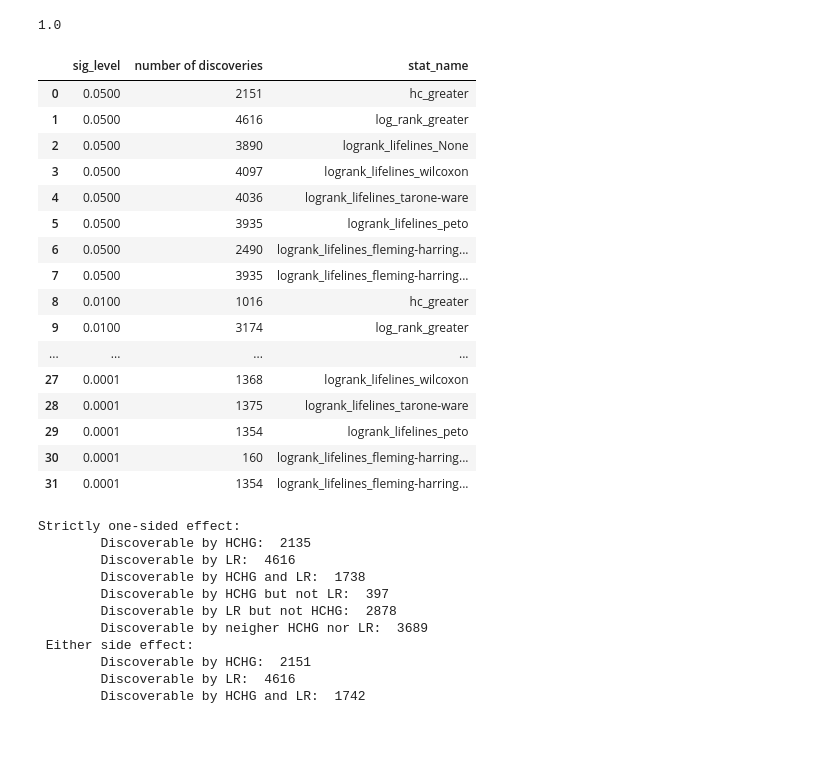
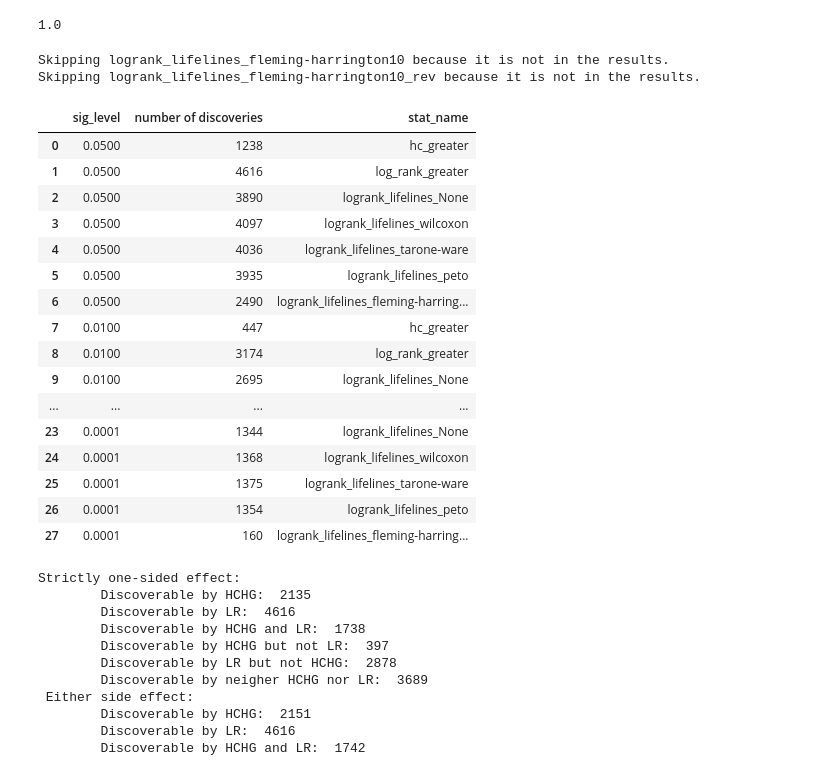
Before and after one commit to alonkipnis/HCHG, a Jupyter notebook: survival_real_data.ipynb, the cells around one changed output. Cells and saved outputs as stored; diff of their text form; code cells hidden in the pictures; blank space fills up the shorter version.

```diff
--- a/survival_real_data.ipynb
+++ b/survival_real_data.ipynb
@@ -145,5 +202,6 @@ Use script in ``test_gene_expression.py`` to get the results
 # %%
 result_file = "results/SCANB_True_T82.csv"
+result_file = "results/SCANB_regular_True_T82.csv"
 null_file = "results/SCANB_null_True_T82_rep1_202309111525.csv"
 
 res = pd.read_csv(result_file)
@@ -249,37 +307,49 @@ def find_pvalues_of_stats_results(df1, df0, stat_name):
 
     return df1[stat_name].apply(stat0)
 
+valid_stats = []
 for stat_name in STATS:
+    if stat_name not in df0.columns:
+        print(f"Skipping {stat_name} because it is not in the null resutls.")
+        continue
+    if stat_name not in res.columns:
+        print(f"Skipping {stat_name} because it is not in the results.")
+        continue
     res.loc[:, stat_name + '_pvalue'] = find_pvalues_of_stats_results(res, df0, stat_name)
+    valid_stats.append(stat_name)
+# %% [output]
+Skipping logrank_lifelines_fleming-harrington10 because it is not in the results.
+Skipping logrank_lifelines_fleming-harrington10_rev because it is not in the results.
 # %%
+import logging
 results = []
 sig_levels = [0.05, 0.01, 0.001, 0.0001]
 for sig_level in sig_levels:
-    for stn in STATS:
+    for stn in valid_stats:
         if "_rev" not in stn:
             sig = sig_level
             nod = np.sum( get_discoverable_by_statistic(res, stn, sig_level=sig, side='either') )
             results.append({'sig_level': sig_level, 'number of discoveries': nod, 'stat_name': stn})
 
 pd.DataFrame(results)
 # %% [output]
 |  | sig_level | number of discoveries | stat_name |
-| 0 | 0.0500 | 2151 | hc_greater |
+| 0 | 0.0500 | 1238 | hc_greater |
 | 1 | 0.0500 | 4616 | log_rank_greater |
 | 2 | 0.0500 | 3890 | logrank_lifelines_None |
 | 3 | 0.0500 | 4097 | logrank_lifelines_wilcoxon |
 | 4 | 0.0500 | 4036 | logrank_lifelines_tarone-ware |
 | 5 | 0.0500 | 3935 | logrank_lifelines_peto |
 | 6 | 0.0500 | 2490 | logrank_lifelines_fleming-harring... |
-| 7 | 0.0500 | 3935 | logrank_lifelines_fleming-harring... |
-| 8 | 0.0100 | 1016 | hc_greater |
-| 9 | 0.0100 | 3174 | log_rank_greater |
+| 7 | 0.0100 | 447 | hc_greater |
+| 8 | 0.0100 | 3174 | log_rank_greater |
+| 9 | 0.0100 | 2695 | logrank_lifelines_None |
 | ... | ... | ... | ... |
-| 27 | 0.0001 | 1368 | logrank_lifelines_wilcoxon |
-| 28 | 0.0001 | 1375 | logrank_lifelines_tarone-ware |
-| 29 | 0.0001 | 1354 | logrank_lifelines_peto |
-| 30 | 0.0001 | 160 | logrank_lifelines_fleming-harring... |
-| 31 | 0.0001 | 1354 | logrank_lifelines_fleming-harring... |
+| 23 | 0.0001 | 1344 | logrank_lifelines_None |
+| 24 | 0.0001 | 1368 | logrank_lifelines_wilcoxon |
+| 25 | 0.0001 | 1375 | logrank_lifelines_tarone-ware |
+| 26 | 0.0001 | 1354 | logrank_lifelines_peto |
+| 27 | 0.0001 | 160 | logrank_lifelines_fleming-harring... |
 # %%
 sig_level = 0.05
 log_rank_non = (res[f'log_rank_greater_pvalue'] > sig_level) & (res[f'log_rank_greater_rev_pvalue'] > sig_level)
```
Also changed, not shown: parts of 8 cells of this notebook, 16 other files.
